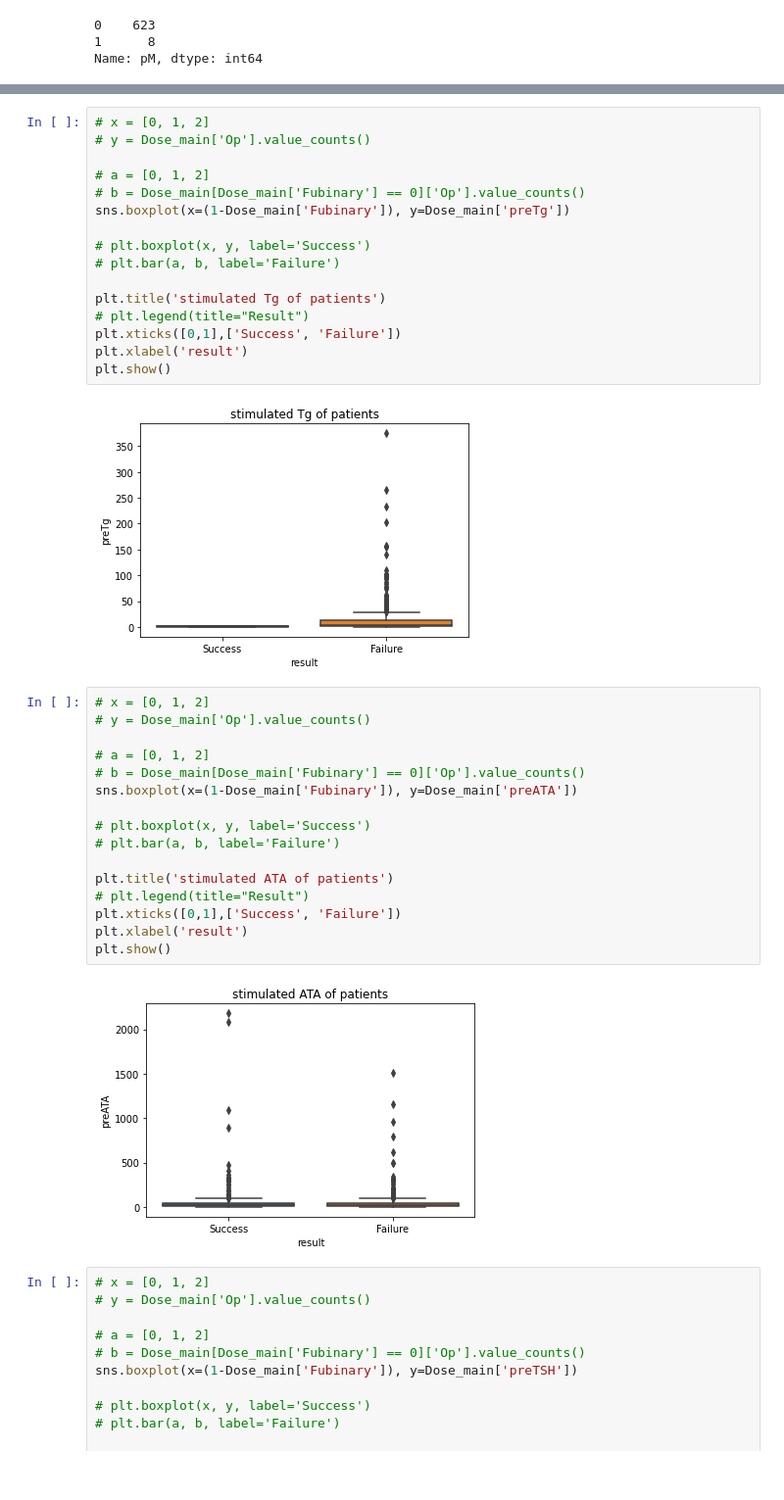
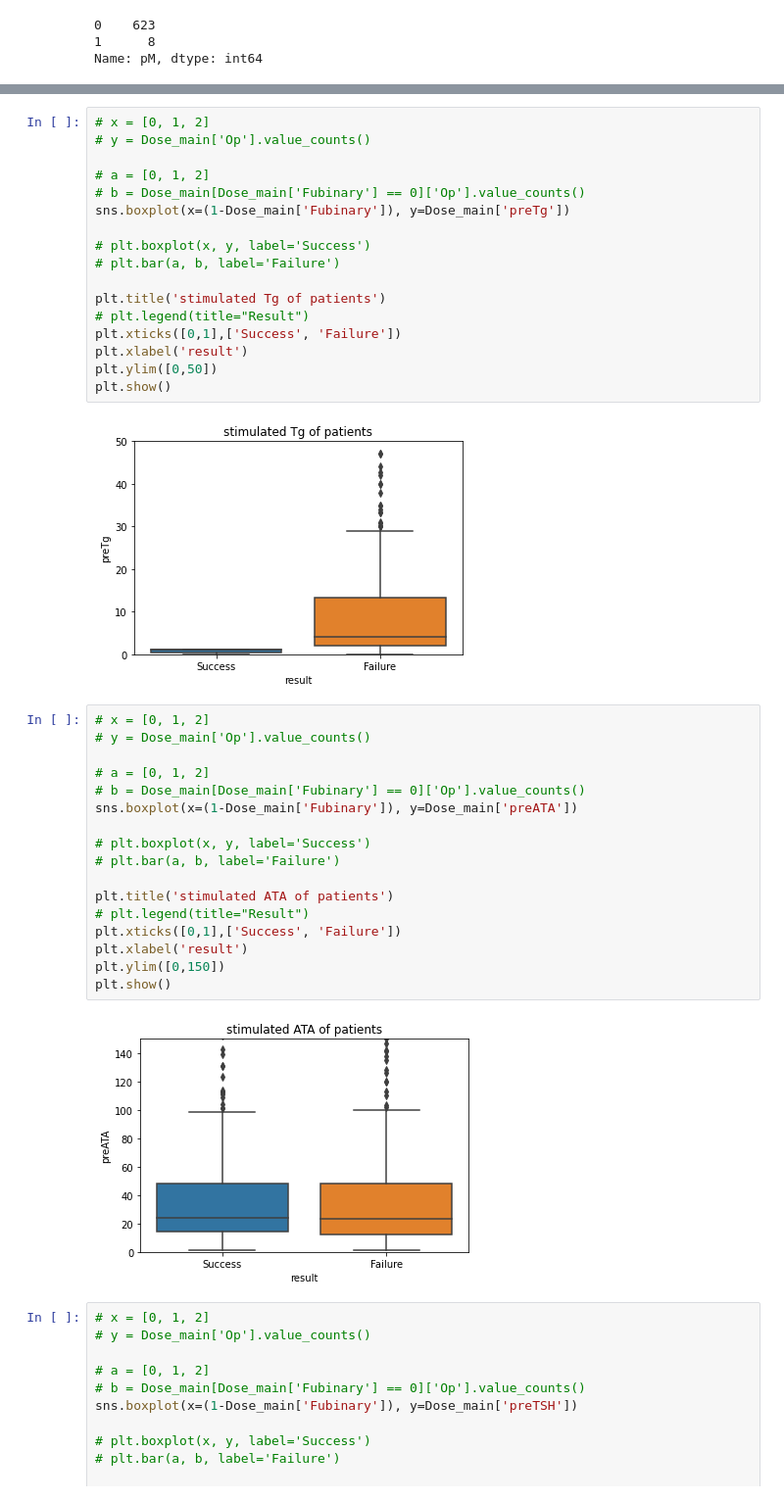
Before and after one commit to elmidion/Ablation_result_prediction, a Jupyter notebook: Ablation_result_prediction.ipynb, the cells around one changed output, grey strips where cells are left out. Shown at 98% size. Drawn from its saved outputs; the diff is of its cells as text.

```diff
--- a/Ablation_result_prediction.ipynb
+++ b/Ablation_result_prediction.ipynb
@@ -317,27 +461,29 @@ plt.title('stimulated Tg of patients')
 # plt.legend(title="Result")
 plt.xticks([0,1],['Success', 'Failure'])
 plt.xlabel('result')
+plt.ylim([0,50])
 plt.show()
 # %% [output]
-[figure, old version]
+[figure, new version]
 # %%
 # x = [0, 1, 2]
 # y = Dose_main['Op'].value_counts()
 
 # a = [0, 1, 2]
 # b = Dose_main[Dose_main['Fubinary'] == 0]['Op'].value_counts()
 sns.boxplot(x=(1-Dose_main['Fubinary']), y=Dose_main['preATA'])
 
 # plt.boxplot(x, y, label='Success')
 # plt.bar(a, b, label='Failure')
 
 plt.title('stimulated ATA of patients')
 # plt.legend(title="Result")
 plt.xticks([0,1],['Success', 'Failure'])
 plt.xlabel('result')
+plt.ylim([0,150])
 plt.show()
 # %% [output]
-[figure, old version]
+[figure, new version]
 # %%
 # x = [0, 1, 2]
 # y = Dose_main['Op'].value_counts()
```
Also changed, not shown: parts of 35 cells of this notebook.
